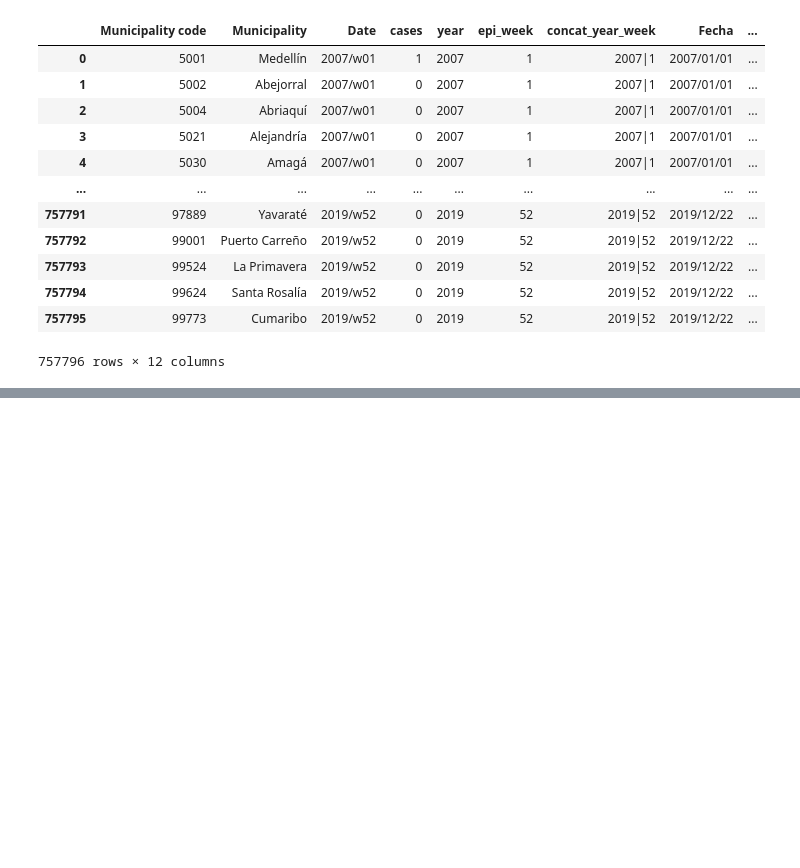
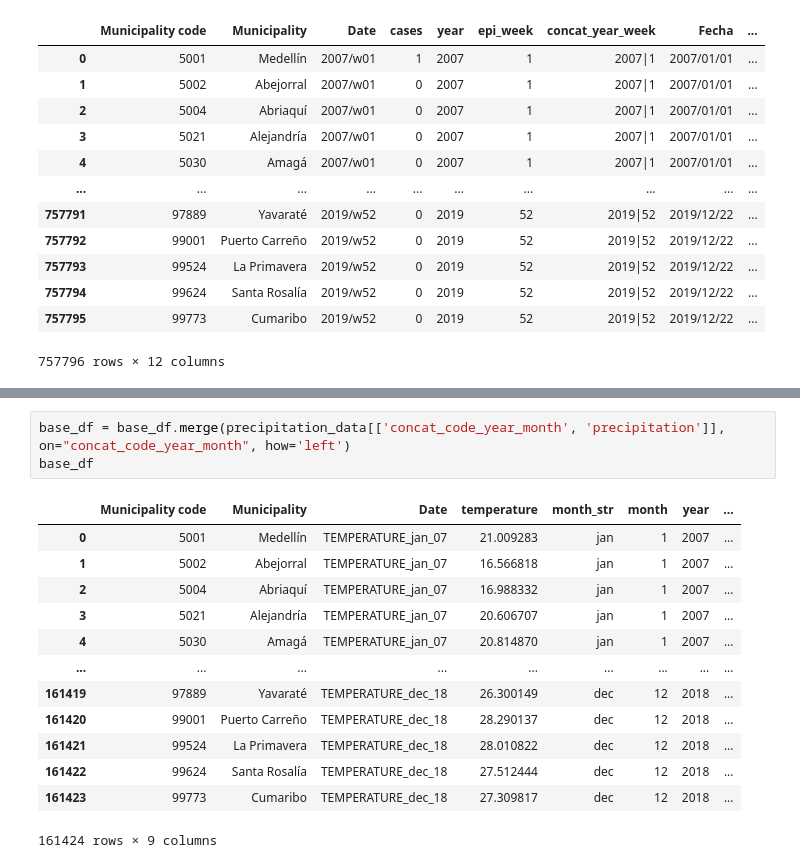
Before and after one commit to cposada8/dataton_make_health, a Jupyter notebook: EDA/Generar_data_colombia.ipynb, the cells around one changed output, grey strips where cells are left out. Saved outputs shown, nothing was run; the diff lists cells and outputs as text; blank space fills up the shorter version.

```diff
--- a/EDA/Generar_data_colombia.ipynb
+++ b/EDA/Generar_data_colombia.ipynb
@@ -947,0 +1017,17 @@ Name: cases, Length: 174876, dtype: int64
+# %%
+base_df = base_df.merge(precipitation_data[['concat_code_year_month', 'precipitation']], on="concat_code_year_month", how='left')
+base_df
+# %% [output]
+|  | Municipality code | Municipality | Date | temperature | month_str | month | year | ... |
+| 0 | 5001 | Medellín | TEMPERATURE_jan_07 | 21.009283 | jan | 1 | 2007 | ... |
+| 1 | 5002 | Abejorral | TEMPERATURE_jan_07 | 16.566818 | jan | 1 | 2007 | ... |
+| 2 | 5004 | Abriaquí | TEMPERATURE_jan_07 | 16.988332 | jan | 1 | 2007 | ... |
+| 3 | 5021 | Alejandría | TEMPERATURE_jan_07 | 20.606707 | jan | 1 | 2007 | ... |
+| 4 | 5030 | Amagá | TEMPERATURE_jan_07 | 20.814870 | jan | 1 | 2007 | ... |
+| ... | ... | ... | ... | ... | ... | ... | ... | ... |
+| 161419 | 97889 | Yavaraté | TEMPERATURE_dec_18 | 26.300149 | dec | 12 | 2018 | ... |
+| 161420 | 99001 | Puerto Carreño | TEMPERATURE_dec_18 | 28.290137 | dec | 12 | 2018 | ... |
+| 161421 | 99524 | La Primavera | TEMPERATURE_dec_18 | 28.010822 | dec | 12 | 2018 | ... |
+| 161422 | 99624 | Santa Rosalía | TEMPERATURE_dec_18 | 27.512444 | dec | 12 | 2018 | ... |
+| 161423 | 99773 | Cumaribo | TEMPERATURE_dec_18 | 27.309817 | dec | 12 | 2018 | ... |
+161424 rows × 9 columns
```
Also changed, not shown: parts of 27 cells of this notebook, 2 other files.
